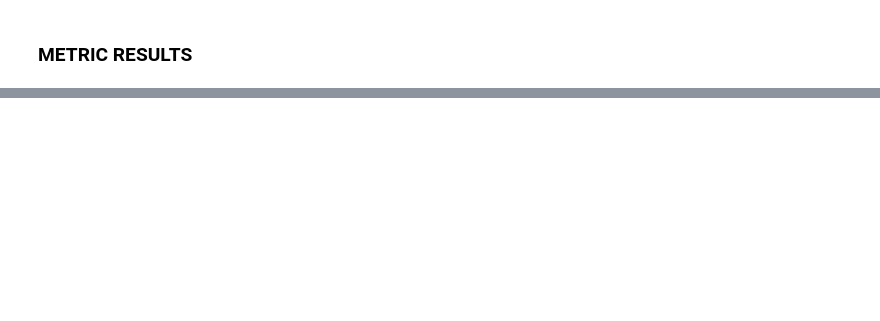
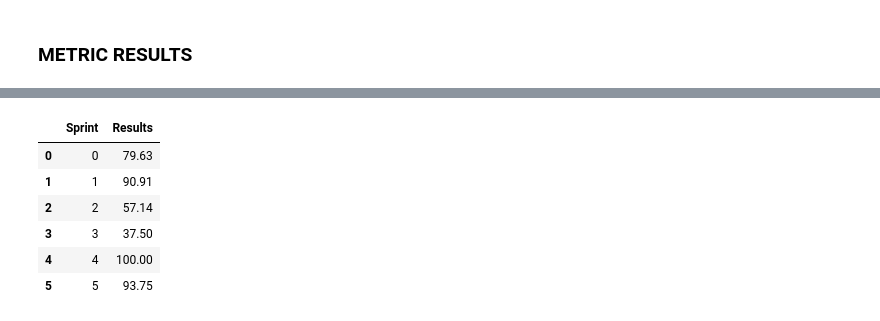
Before and after one commit to fga-eps-mds/2021.1-Oraculo, a Jupyter notebook: analytics-notebooks/qrapids-eps-mds-2021-1-Oraculo.ipynb, the cells around one changed output, grey strips where cells are left out. Saved outputs shown, nothing was run; the diff lists cells and outputs as text; code cells hidden in the pictures; blank space fills up the shorter version.

Commit message:
Ading results for M functions and diplay results

```diff
--- a/analytics-notebooks/qrapids-eps-mds-2021-1-Oraculo.ipynb
+++ b/analytics-notebooks/qrapids-eps-mds-2021-1-Oraculo.ipynb
@@ -532,2 +534,25 @@ sprint4_m9 = m9(TAGS, NUMBER_OF_ISSUES)
+# %%
+SPRINT = 5
+NUMBER_OF_ISSUES_RESOLVED = 15
+NUMBER_OF_ISSUES = 16
+
+TAGS = {
+    "HOTFIX": 0,
+    "DOCS": 0,
+    "FEATURE": 4,
+    "ARQ": 0,
+    "DEVOPS": 1,
+    "ANALYTICS": 0,
+    "US": 2,
+    "EASY": 3,
+    "MEDIUM": 1,
+    "HARD": 0,
+    "EPS": 1,
+    "MDS": 8
+}
+# %%
+sprint5_m7 = m7(NUMBER_OF_ISSUES_RESOLVED, NUMBER_OF_ISSUES)
+sprint5_m8 = m8(TAGS, NUMBER_OF_ISSUES)
+sprint5_m9 = m9(TAGS, NUMBER_OF_ISSUES)
 # %% [markdown]
 ### METRIC RESULTS
@@ -599,0 +681,19 @@ m9(TAGS, NUMBER_OF_ISSUES)
+# %%
+sprint0_m7
+sprint1_m7
+sprint2_m7
+sprint3_m7
+sprint4_m7
+sprint5_m7
+
+m7_results = {"Sprint": [0,1,2,3,4,5], "Results": [sprint0_m7,sprint1_m7,sprint2_m7,sprint3_m7,sprint4_m7,sprint5_m7]}
+m7_results = pd.DataFrame(data=m7_results)
+m7_results
+# %% [output]
+|  | Sprint | Results |
+| 0 | 0 | 79.63 |
+| 1 | 1 | 90.91 |
+| 2 | 2 | 57.14 |
+| 3 | 3 | 37.50 |
+| 4 | 4 | 100.00 |
+| 5 | 5 | 93.75 |
```
Also changed, not shown: parts of 18 cells of this notebook.
